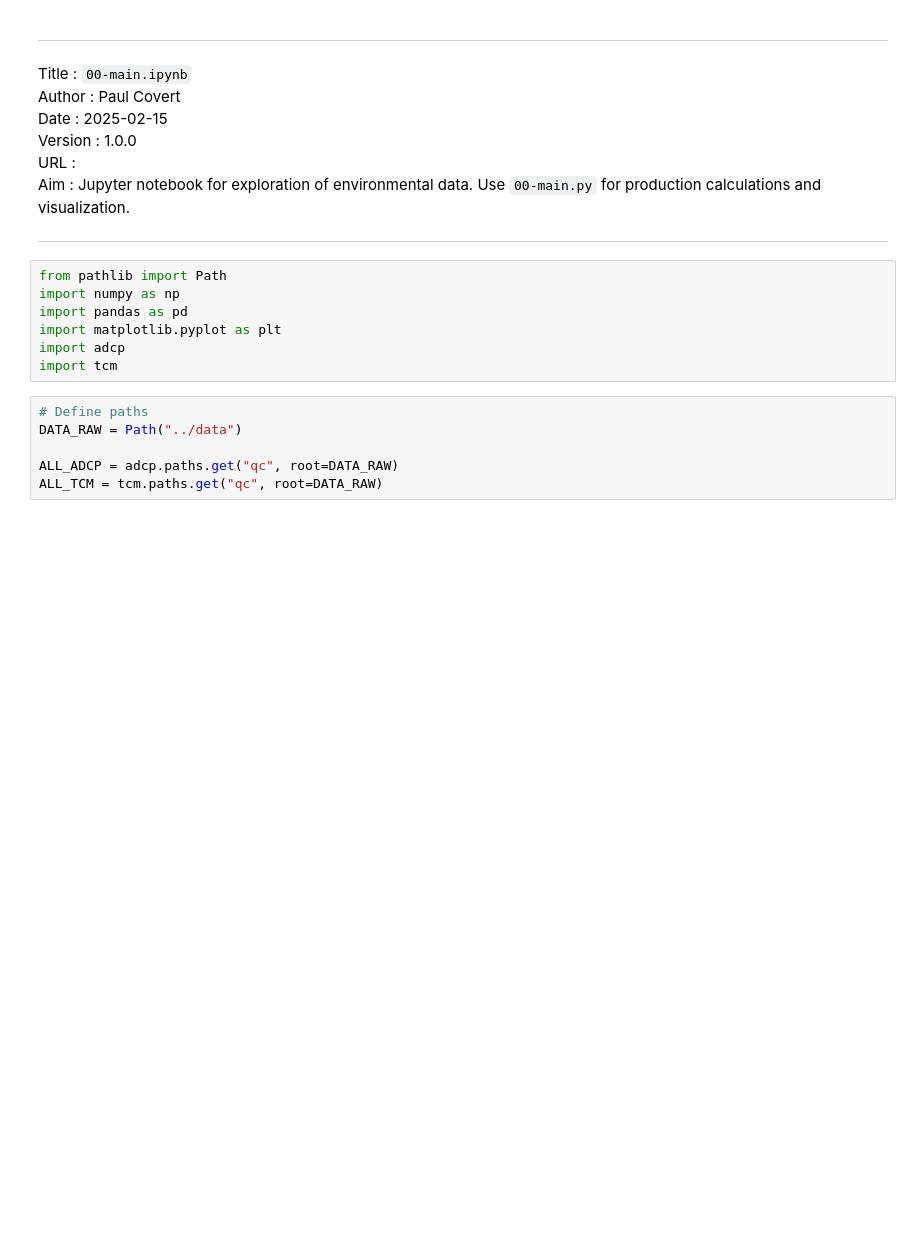
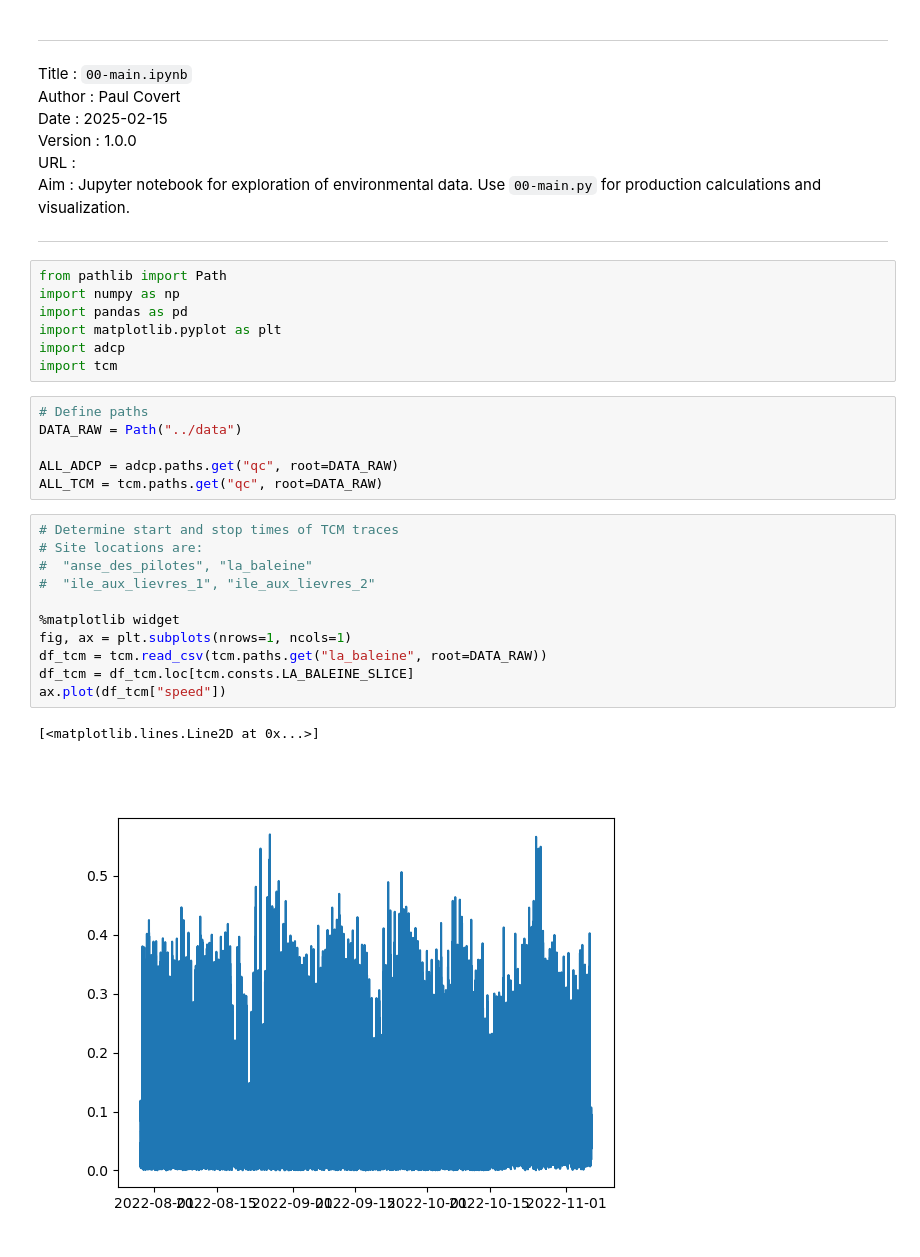
Before and after one commit to filippo-ferrario/CSRF-urchin-telemetry, a Jupyter notebook: workflow/00-main.ipynb, the cells around one changed output. Saved outputs shown, nothing was run; the diff lists cells and outputs as text; blank space fills up the shorter version.

Commit message:
Probing TCM slice ranges

```diff
--- a/workflow/00-main.ipynb
+++ b/workflow/00-main.ipynb
@@ -20,6 +20,20 @@ DATA_RAW = Path("../data")
 
 ALL_ADCP = adcp.paths.get("qc", root=DATA_RAW)
 ALL_TCM = tcm.paths.get("qc", root=DATA_RAW)
+# %%
+# Determine start and stop times of TCM traces
+# Site locations are:
+#  "anse_des_pilotes", "la_baleine"
+#  "ile_aux_lievres_1", "ile_aux_lievres_2"
+
+%matplotlib widget
+fig, ax = plt.subplots(nrows=1, ncols=1)
+df_tcm = tcm.read_csv(tcm.paths.get("la_baleine", root=DATA_RAW))
+df_tcm = df_tcm.loc[tcm.consts.LA_BALEINE_SLICE]
+ax.plot(df_tcm["speed"])
+# %% [output]
+[<matplotlib.lines.Line2D at 0x...>]
+[figure, added]
 # %%
 fig, ax = plt.subplots(nrows=1, ncols=4, figsize=(14,4))
 
```
Also changed, not shown: parts of 1 cell of this notebook.
